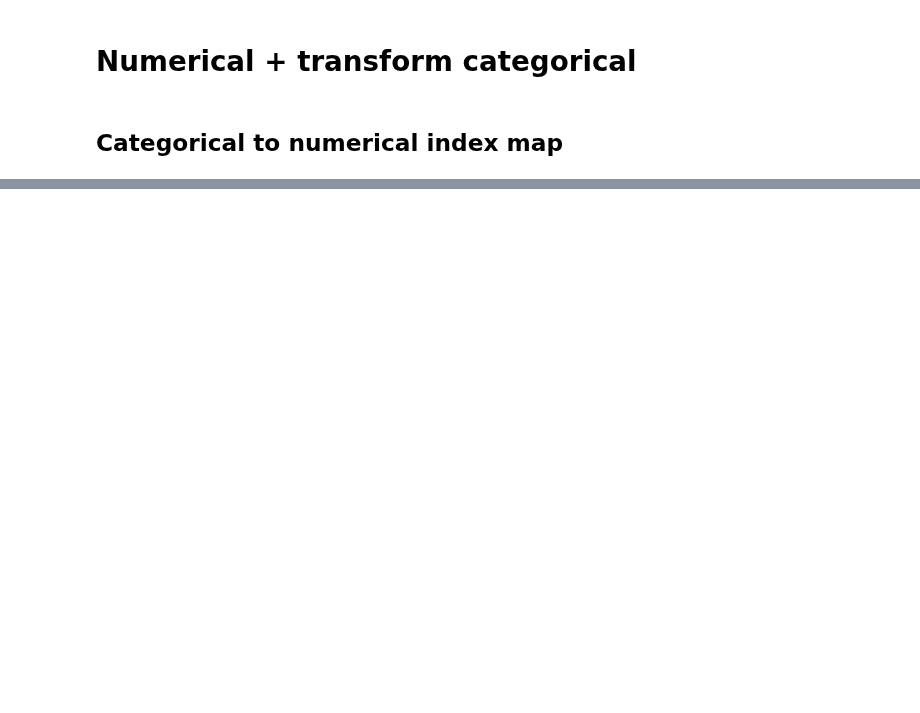
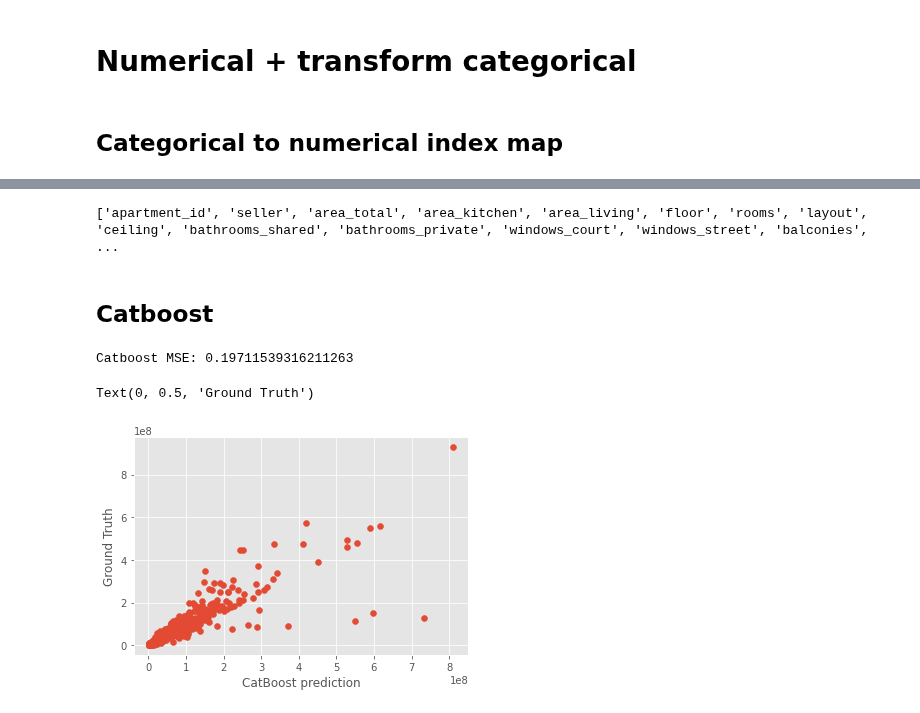
Before and after one commit to henrfj/TDT4173-ML, a Jupyter notebook: hasse-testsite/sequantial_filtered_data.ipynb, the cells around one changed output, grey strips where cells are left out. Drawn from its saved outputs; the diff is of its cells as text; code cells hidden in the pictures; blank space fills up the shorter version.

Commit message:
lot of updating to sequential_filtered_data

```diff
--- a/hasse-testsite/sequantial_filtered_data.ipynb
+++ b/hasse-testsite/sequantial_filtered_data.ipynb
@@ -271,0 +430,8 @@ train['district']
+# %%
+data_this_test = polar_coordinates(processed_data)
+data_this_test['street'] = le.fit_transform(data_this_test['street'])
+data_this_test['address'] = le.fit_transform(data_this_test['address'])
+# %%
+unwanted_features = ['longitude', 'latitude']
+features_this_test = [el for el in all_features if el not in unwanted_features]
+features_this_test += ['r', 'theta']
@@ -271,0 +450,24 @@ train['district']
+# %%
+X = data_this_test[features_this_test]
+y = data_this_test['price']
+X_train, X_test, y_train, y_test = train_test_split(X, y, test_size=0.2, random_state=42)
+# %%
+print(features_this_test)
+# %% [output]
+['apartment_id', 'seller', 'area_total', 'area_kitchen', 'area_living', 'floor', 'rooms', 'layout', 'ceiling', 'bathrooms_shared', 'bathrooms_private', 'windows_court', 'windows_street', 'balconies',  ...
+# %% [markdown]
+## Catboost
+# %%
+catboost.fit(X_train, y_train)
+cat_prediction = catboost.predict(X_test)
+cat_mse = root_mean_squared_log_error(cat_prediction, y_test)
+print('Catboost MSE:', cat_mse)
+# %% [output]
+Catboost MSE: 0.19711539316211263
+# %%
+plt.scatter(cat_prediction, y_test)
+plt.xlabel('CatBoost prediction')
+plt.ylabel('Ground Truth')
+# %% [output]
+Text(0, 0.5, 'Ground Truth')
+[figure, added]
```
Also changed, not shown: parts of 63 cells of this notebook, 4 other files.
